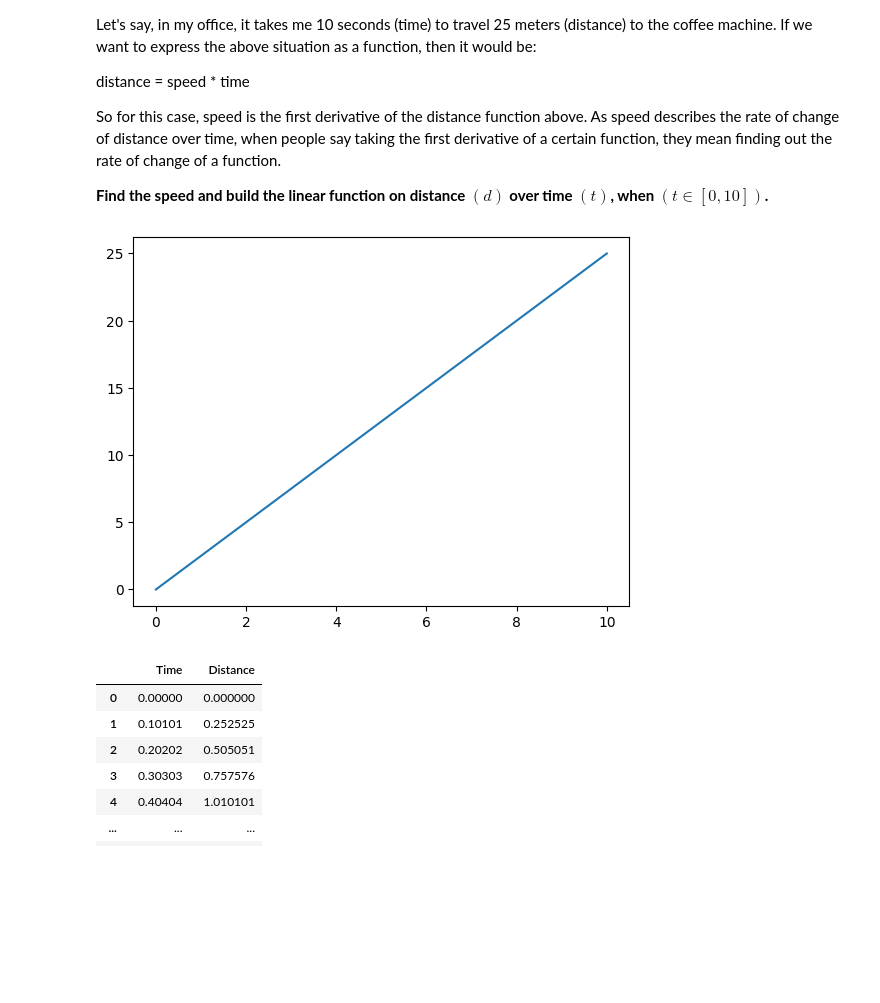
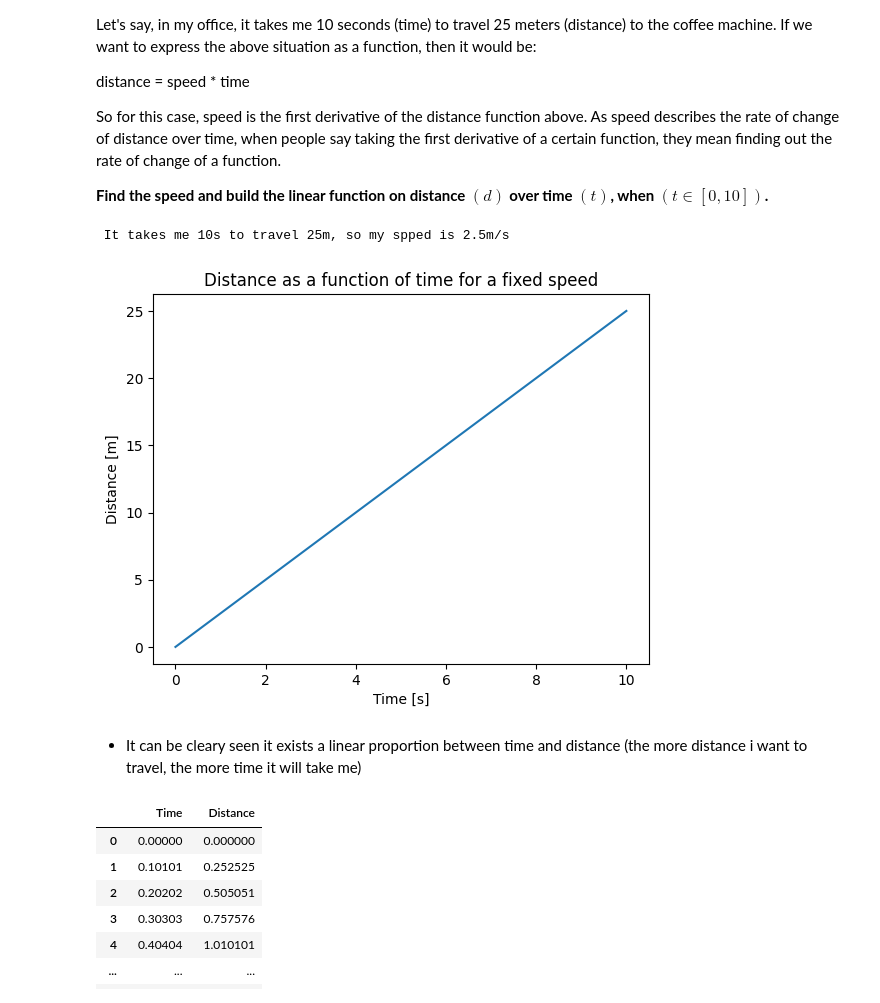
Before and after one commit to 4GeeksAcademy/calculus-and-algebra-problems-with-python-clara, a Jupyter notebook: notebook/problems.ipynb, the cells around one changed output. Drawn from its saved outputs; the diff is of its cells as text; code cells hidden in the pictures; blank space fills up the shorter version.

```diff
--- a/notebook/problems.ipynb
+++ b/notebook/problems.ipynb
@@ -24,23 +24,31 @@ So for this case, speed is the first derivative of the distance function above.
 # %%
 # import libraries
 import numpy as np
 import matplotlib.pyplot as plt
 import pandas as pd
 
-# As it is needed to plot 'distance' in terms of 'time', it is requiered to fix the speed with the given data:
+# To define a function of 'distance' in terms of 'time', it is requiered to fix the speed with the given data:
 distance = 25; # Distance = 25m
 time = 10; # Time = 10s
 speed = distance/time; # Formula applied
+print(f" It takes me {time}s to travel {distance}m, so my spped is {speed}m/s");
 
 
 # To plot distance as a funcion of time, a vector of 100 points from 0 - 10 is generated:
 t = np.linspace (0, 10, 100);
 
 # Define 'distance' as a function of 'time' for the computed 'speed':
 d = speed * t;
 
+# Plot distance as a function of time:
+
 plt.plot (t, d);
+plt.title ('Distance as a function of time for a fixed speed');
+plt.xlabel ('Time [s]');
+plt.ylabel ('Distance [m]');
+plt.show();
 
 # Define the distance function
 # %% [output]
+ It takes me 10s to travel 25m, so my spped is 2.5m/s
-[figure, old version]
+[figure, new version]
@@ -49 +55,3 @@ plt.plot (t, d);
+# %% [markdown]
+- It can be cleary seen it exists a linear proportion between time and distance (the more distance i want to travel, the more time it will take me)
 # %%
```
Also changed, not shown: parts of 2 cells of this notebook.
